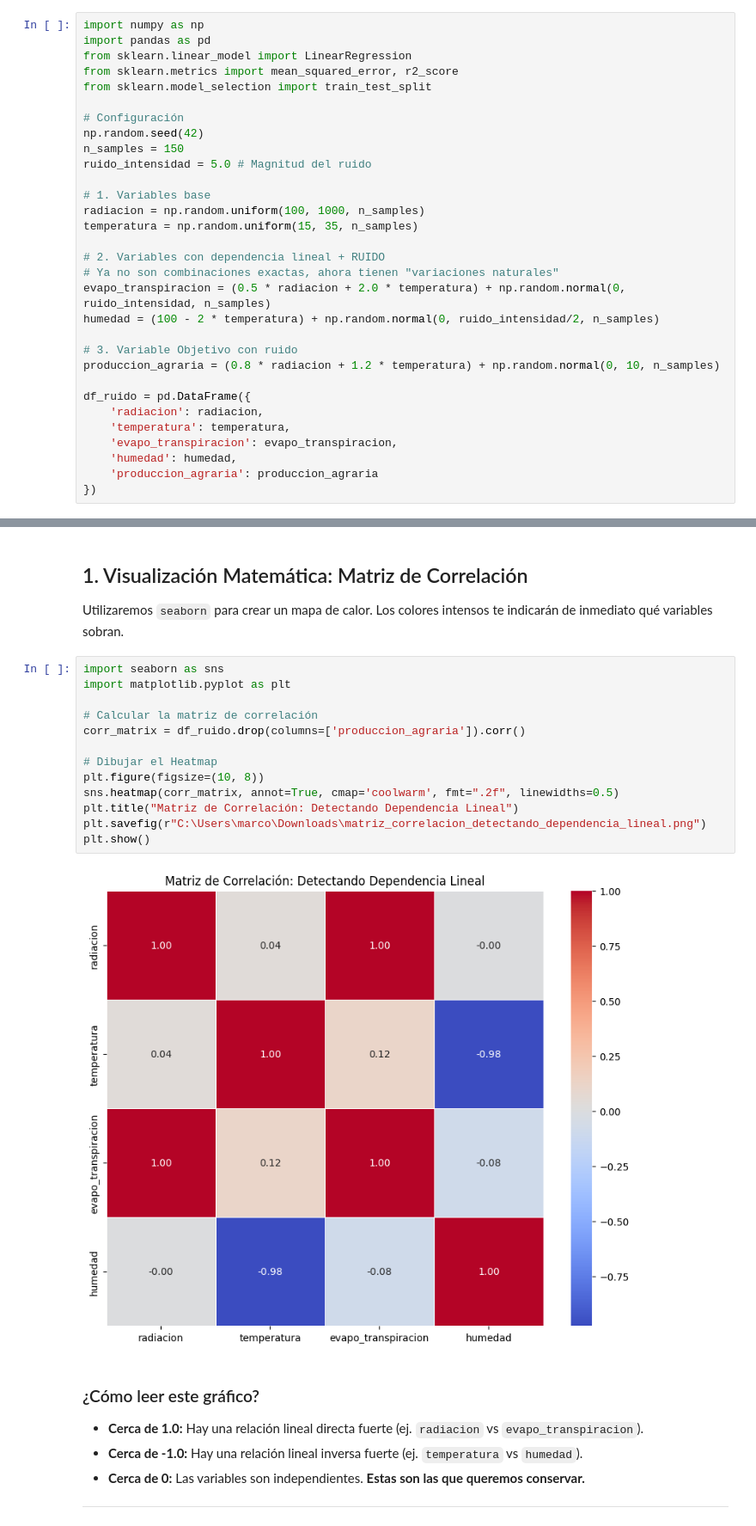
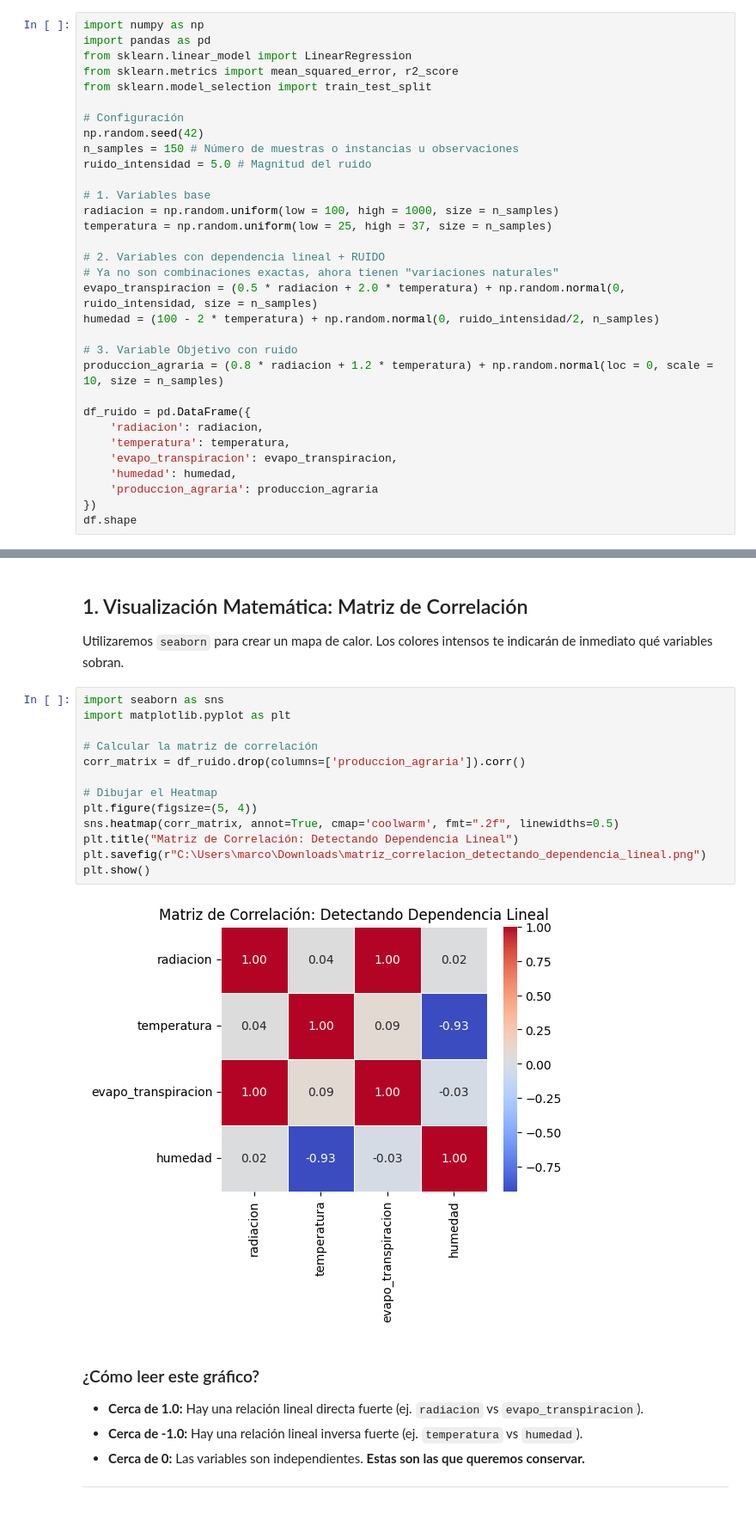
Before and after one commit to marco-canas/linear_algebra, a Jupyter notebook: 3_clases_segun_clara_mejia_laverde/1_cap/4_modulo/4_modulo.ipynb, the cells around one changed output, grey strips where cells are left out. Shown at 86% size. Drawn from its saved outputs; the diff is of its cells as text.

```diff
--- a/3_clases_segun_clara_mejia_laverde/1_cap/4_modulo/4_modulo.ipynb
+++ b/3_clases_segun_clara_mejia_laverde/1_cap/4_modulo/4_modulo.ipynb
@@ -2172,20 +2417,20 @@ from sklearn.model_selection import train_test_split
 
 # Configuración
 np.random.seed(42)
-n_samples = 150
+n_samples = 150 # Número de muestras o instancias u observaciones
 ruido_intensidad = 5.0 # Magnitud del ruido
 
 # 1. Variables base
-radiacion = np.random.uniform(100, 1000, n_samples)
-temperatura = np.random.uniform(15, 35, n_samples)
+radiacion = np.random.uniform(low = 100, high = 1000, size = n_samples)
+temperatura = np.random.uniform(low = 25, high = 37, size = n_samples)
 
 # 2. Variables con dependencia lineal + RUIDO
 # Ya no son combinaciones exactas, ahora tienen "variaciones naturales"
-evapo_transpiracion = (0.5 * radiacion + 2.0 * temperatura) + np.random.normal(0, ruido_intensidad, n_samples)
+evapo_transpiracion = (0.5 * radiacion + 2.0 * temperatura) + np.random.normal(0, ruido_intensidad, size = n_samples)
 humedad = (100 - 2 * temperatura) + np.random.normal(0, ruido_intensidad/2, n_samples)
 
 # 3. Variable Objetivo con ruido
-produccion_agraria = (0.8 * radiacion + 1.2 * temperatura) + np.random.normal(0, 10, n_samples)
+produccion_agraria = (0.8 * radiacion + 1.2 * temperatura) + np.random.normal(loc = 0, scale = 10, size = n_samples)
 
 df_ruido = pd.DataFrame({
     'radiacion': radiacion,
@@ -2194,3 +2439,4 @@ df_ruido = pd.DataFrame({
     'humedad': humedad,
     'produccion_agraria': produccion_agraria
 })
+df.shape
@@ -2262,18 +2505,18 @@ Utilizaremos `seaborn` para crear un mapa de calor. Los colores intensos te indi
 # %%
 import seaborn as sns
 import matplotlib.pyplot as plt
 
 # Calcular la matriz de correlación
 corr_matrix = df_ruido.drop(columns=['produccion_agraria']).corr()
 
 # Dibujar el Heatmap
-plt.figure(figsize=(10, 8))
+plt.figure(figsize=(5, 4))
 sns.heatmap(corr_matrix, annot=True, cmap='coolwarm', fmt=".2f", linewidths=0.5)
 plt.title("Matriz de Correlación: Detectando Dependencia Lineal")
 plt.savefig(r"C:\Users\marco\Downloads\matriz_correlacion_detectando_dependencia_lineal.png")
 plt.show()
 # %% [output]
-[figure, old version]
+[figure, new version]
 # %% [markdown]
 ### ¿Cómo leer este gráfico?
 * **Cerca de 1.0:** Hay una relación lineal directa fuerte (ej. `radiacion` vs `evapo_transpiracion`).
```
Also changed, not shown: parts of 75 cells of this notebook, 5 other files.
